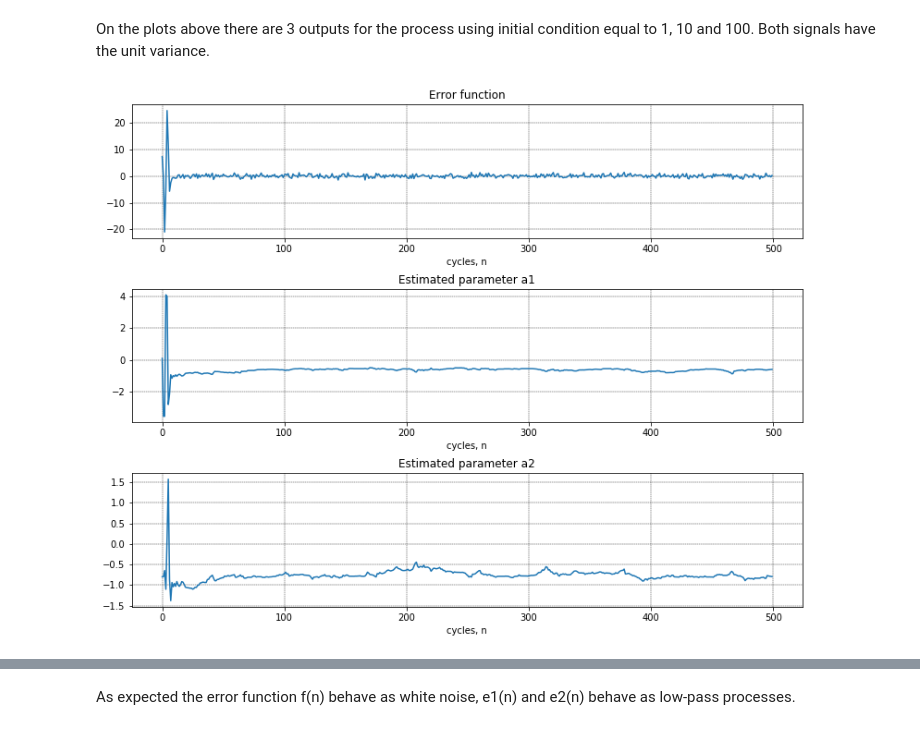
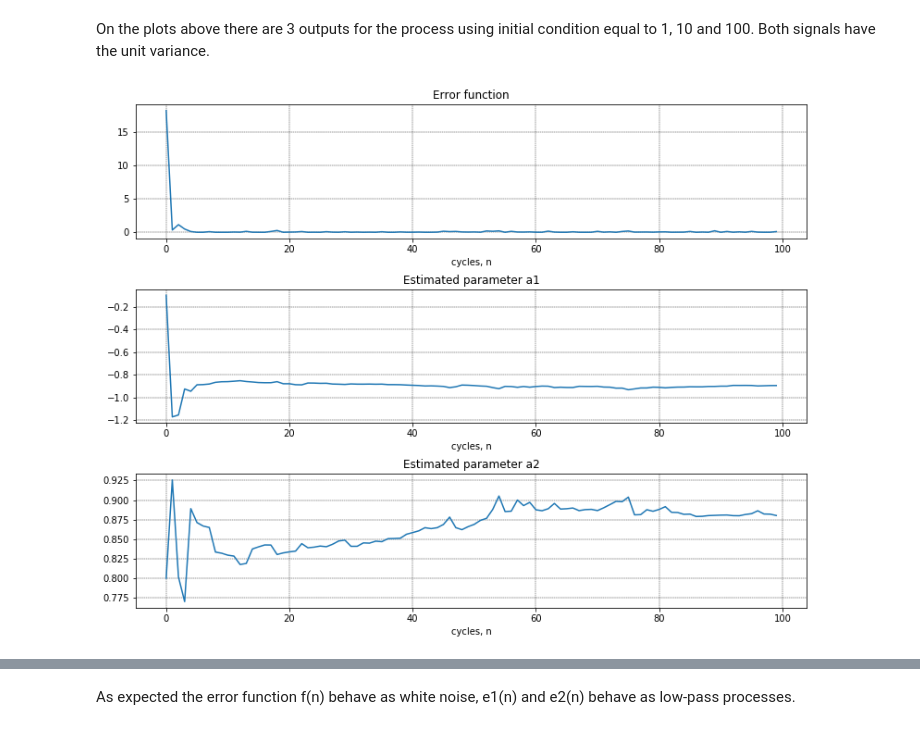
Before and after one commit to natanaelmgomes/AF4_LMS_NLMS, a Jupyter notebook: AF4_LMS_NLMS.ipynb, the cells around one changed output, grey strips where cells are left out. Saved outputs shown, nothing was run; the diff lists cells and outputs as text; code cells hidden in the pictures.

```diff
--- a/AF4_LMS_NLMS.ipynb
+++ b/AF4_LMS_NLMS.ipynb
@@ -244,7 +244,7 @@ def aru(n, ic, sigma, a1 = 0.1, a2 = -0.8): # u(n) = -a1*u(n - 1) - a2*u(n - 2)
 np.random.seed(42)
 
 # parameters
-n = 500
+n = 100
 a1 = 0.1
 a2 = -0.8
 ic1 = 1
@@ -252,7 +252,7 @@ ic2 = 10
 ic3 = 100
 sigma1 = 0.5143
 sigma2 = 0.522526
-sigma3 = 0.263399
+sigma3 = 0.26944
 
 # generate the signal
 u1 = aru(n,ic1,sigma1)
@@ -292,38 +292,38 @@ w = np.zeros(m)
 y = np.zeros(n)
 e = np.zeros(n)
 e1 = np.zeros(n)
 e2 = np.zeros(n)
 
 # adjust dimensions
-signal = np.append(u2, np.zeros(m))
+signal = np.append(aru(n = n, ic = 5, sigma = 0.21), np.zeros(m))
 
 # perform
 for i in range(n):
     # calculating step
     u = np.array(signal[i:i+m])
     y[i] = u.dot(w)
     # updating step
     e[i] = signal[i+m] - y[i]
-    e1[i] = a1 - w[0]
-    e2[i] = a2 - w[1]
+    e1[i] = -a1 - w[0]
+    e2[i] = -a2 - w[1]
     w = w + mu * u * e[i]
     y[i] = u.dot(w)
 
 #plot the result
 fig, ax = plt.subplots(3,1,figsize=(13,10))
 ax[0].set_title('Error function')
-ax[0].plot(e)
+ax[0].plot(e ** 2)
 ax[0].set_xlabel('cycles, n'), ax[0].grid(linestyle='--',linewidth='0.4', color='black')
 ax[1].set_title('Estimated parameter a1')
 ax[1].plot(e1)
 ax[1].set_xlabel('cycles, n'), ax[1].grid(linestyle='--',linewidth='0.4', color='black')
 ax[2].set_title('Estimated parameter a2')
 ax[2].plot(e2)
 ax[2].set_xlabel('cycles, n'), ax[2].grid(linestyle='--',linewidth='0.4', color='black')
 plt.subplots_adjust(hspace = 0.38, wspace = 0.1)
 plt.show()
 # %% [output]
-[figure, old version]
+[figure, new version]
 # %%
 # The exercise asks to plot power spectral plots
 #plot the result
```
Also changed, not shown: parts of 5 cells of this notebook.
